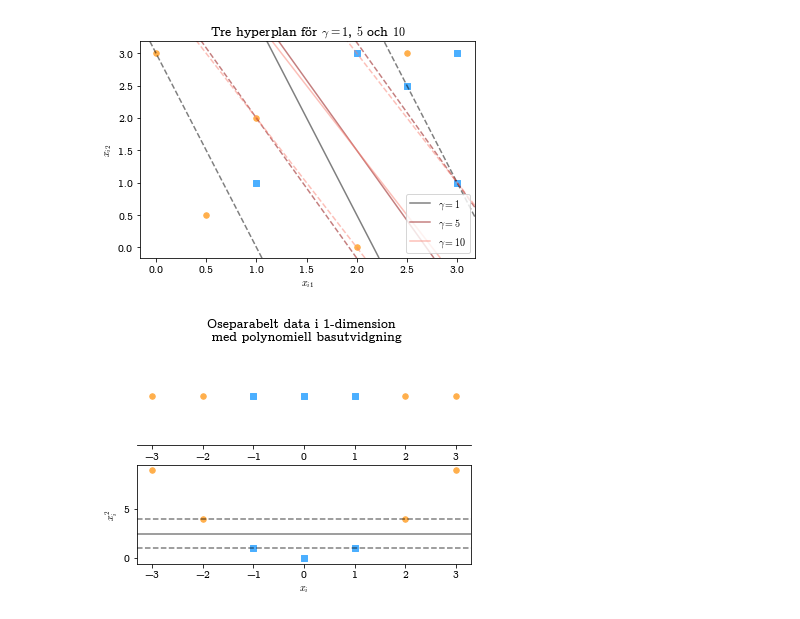
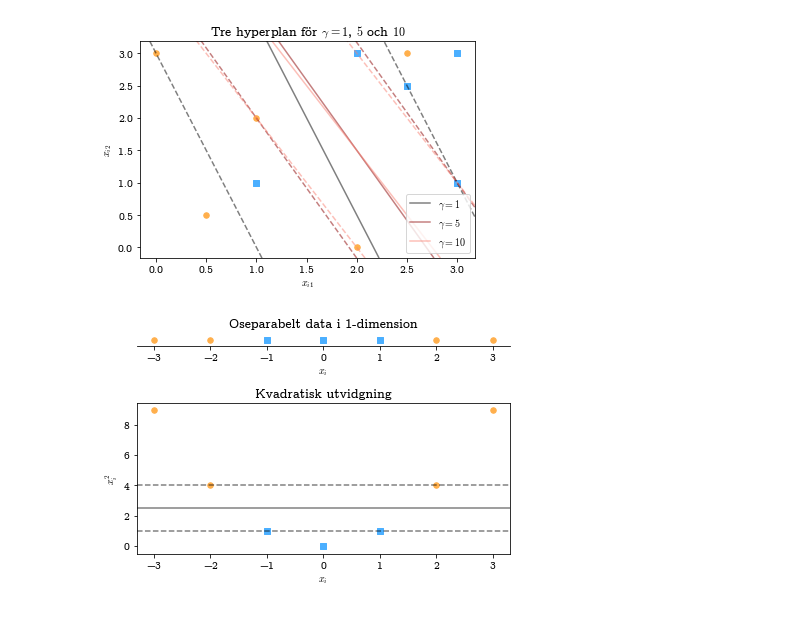
Before and after one commit to oscargranlund/kandidat, a Jupyter notebook: Figurer.ipynb, the cells around one changed output. Cells and saved outputs as stored; diff of their text form; code cells hidden in the pictures.

```diff
--- a/Figurer.ipynb
+++ b/Figurer.ipynb
@@ -157,10 +150,19 @@ X1 = np.reshape(X1, newshape=(3,2))
 
 plot = plt.figure()
 
-ax = plt.subplot(2, 1, 1)
-setup(ax)
 
-plt.title("Oseparabelt data i 1-dimension \n med polynomiell basutvidgning")
+#ax = plt.subplot(2, 1, 1)
+ax = plt.subplot2grid((4, 1), (0, 0))
+
+ax.spines['right'].set_color('none')
+ax.spines['left'].set_color('none')
+ax.spines['top'].set_color('none')
+ax.yaxis.set_major_locator(ticker.NullLocator())
+ax.set_ylim(-0.5, 0.5)
+
+
+
+plt.title("Oseparabelt data i 1-dimension")
 plt.xlabel(r'$x_{i}$')
 
 plt.scatter(X0[:, 0], X0[:, 1], c="#ffaf4b", s=30, marker='o')
@@ -169,7 +171,10 @@ xlim = ax.get_xlim()
 ylim = ax.get_ylim()
 
 
-ax = plt.subplot(2, 1, 2)
+#ax = plt.subplot(2, 1, 2)
+
+ax = plt.subplot2grid((4, 1), (1, 0), rowspan=3)
+
 X[:, 1] = X[:,0] * X[:,0]
 
 clf = svm.SVC(kernel='linear', C=10000)
@@ -199,33 +204,34 @@ xy = np.vstack([XX.ravel(), YY.ravel()]).T
 Z = clf.decision_function(xy).reshape(XX.shape)
 Z2 = clf2.decision_function(xy).reshape(XX.shape)
 Z3 = clf3.decision_function(xy).reshape(XX.shape)
 ax.contour(XX, YY, Z, colors='k', levels=[-1, 0, 1], alpha=0.5,
            linestyles=['--', '-', '--'])
 
 #ax.contour(XX, YY, Z, colors='k', levels=[0], alpha=0.5,
 #           linestyles=['-'])
 
 #ax.scatter(clf.support_vectors_[:, 0], clf.support_vectors_[:, 1], s=100,
 #           linewidth=1, facecolors='none')
 #ax.scatter(clf2.support_vectors_[:, 0], clf2.support_vectors_[:, 1], s=100,
 #           linewidth=1, facecolors='none')
 #ax.scatter(clf3.support_vectors_[:, 0], clf3.support_vectors_[:, 1], s=100,
 #           linewidth=1, facecolors='none')
 
 plt.xlabel(r'$x_{i}$')
 plt.ylabel(r'$x_{i}^{2}$')
-#plt.title()
+plt.title("Kvadratisk utvidgning")
 
-gamma1 = mlines.Line2D([], [], color='black', alpha=0.5, label=r'$\gamma=1$')
+#gamma1 = mlines.Line2D([], [], color='black', alpha=0.5, label=r'$\gamma=1$')
 #gamma5 = mlines.Line2D([], [], color='darkred', alpha=0.5, label=r'$\gamma=5$')
 #gamma10 = mlines.Line2D([], [], color='salmon', alpha=0.5, label=r'$\gamma=10$')
 
 #plt.legend(handles=[gamma1, gamma5, gamma10])
+plt.tight_layout()
 
 pp = PdfPages('KandFigur3.pdf')
 plt.savefig(pp, format='pdf')
 pp.close()
 
 #plt.show()
 # %% [output]
-[figure, old version]
+[figure, new version]
```
Also changed, not shown: parts of 1 cell of this notebook, 1 other file.
